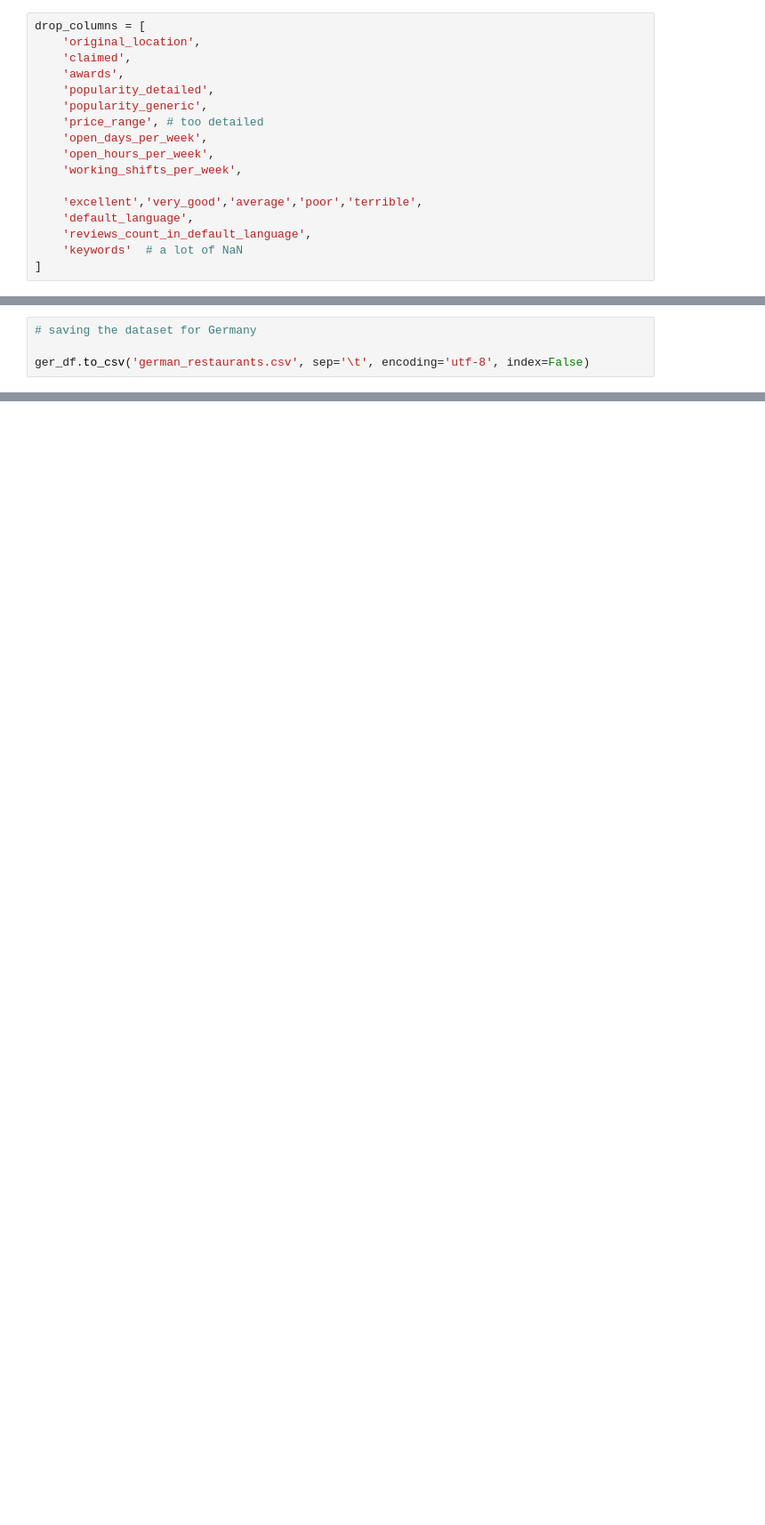
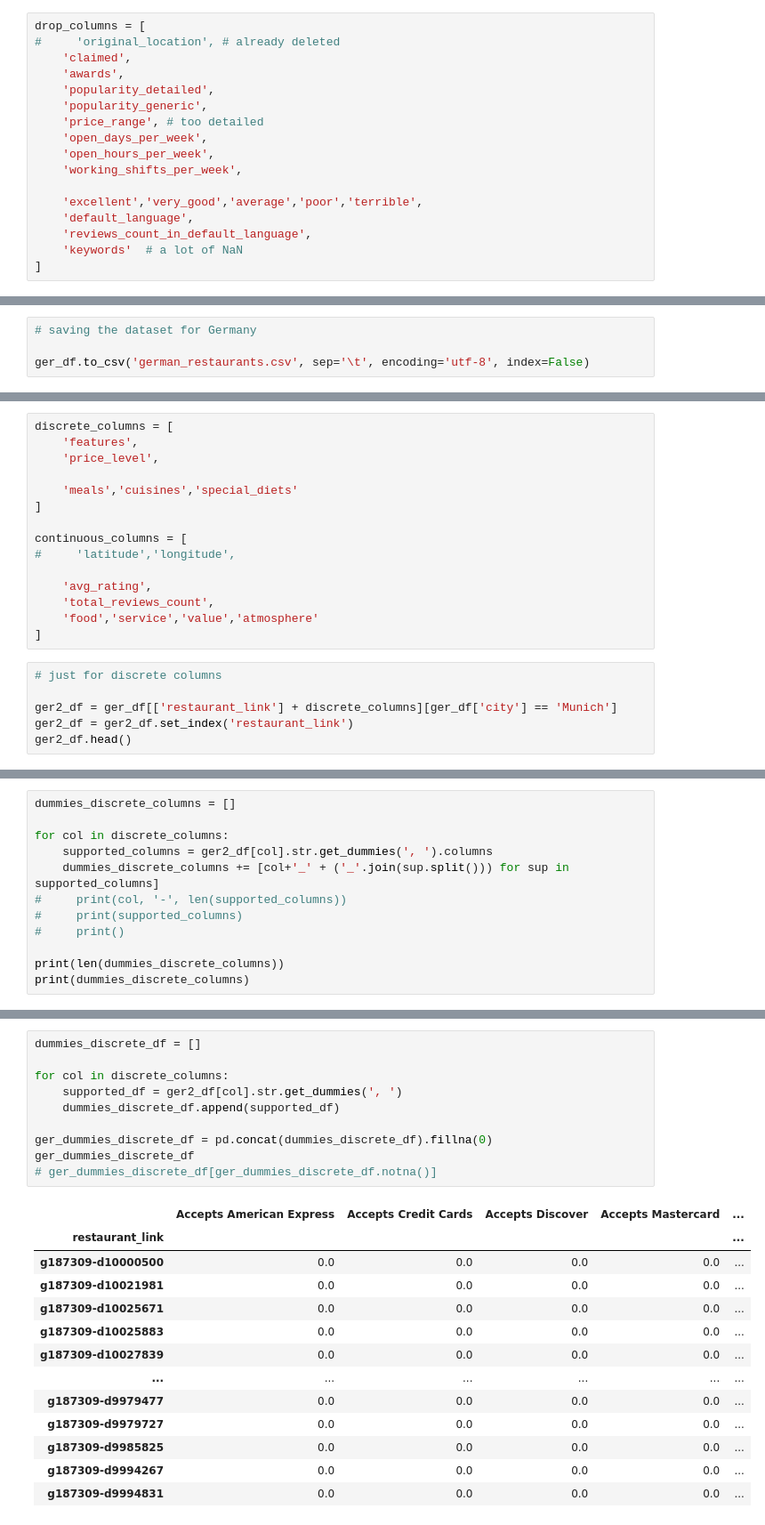
Before and after one commit to am-tropin/restaurant-europe, a Jupyter notebook: restaurant_recommender.ipynb, the cells around one changed output, grey strips where cells are left out. Shown: that part at 89% size. Drawn from its saved outputs; the diff is of its cells as text; blank space fills up the shorter version.

Commit message:
get_dummies for discrete columns

```diff
--- a/restaurant_recommender.ipynb
+++ b/restaurant_recommender.ipynb
@@ -388,7 +390,7 @@ print(ger_df.shape)
 (115333, 44)
 # %%
 drop_columns = [
-    'original_location',
+#     'original_location', # already deleted
     'claimed',
     'awards',
     'popularity_detailed',
@@ -501,0 +482,21 @@ Name: vegetarian_friendly, dtype: object
+# %%
+discrete_columns = [
+    'features',
+    'price_level',
+
+    'meals','cuisines','special_diets'
+]
+
+continuous_columns = [
+#     'latitude','longitude',
+
+    'avg_rating',
+    'total_reviews_count',
+    'food','service','value','atmosphere'
+]
+# %%
+# just for discrete columns
+
+ger2_df = ger_df[['restaurant_link'] + discrete_columns][ger_df['city'] == 'Munich']
+ger2_df = ger2_df.set_index('restaurant_link')
+ger2_df.head()
@@ -501,0 +511,12 @@ Name: vegetarian_friendly, dtype: object
+# %%
+dummies_discrete_columns = []
+
+for col in discrete_columns:
+    supported_columns = ger2_df[col].str.get_dummies(', ').columns
+    dummies_discrete_columns += [col+'_' + ('_'.join(sup.split())) for sup in supported_columns]
+#     print(col, '-', len(supported_columns))
+#     print(supported_columns)
+#     print()
+
+print(len(dummies_discrete_columns))
+print(dummies_discrete_columns)
@@ -501,0 +526,24 @@ Name: vegetarian_friendly, dtype: object
+# %%
+dummies_discrete_df = []
+
+for col in discrete_columns:
+    supported_df = ger2_df[col].str.get_dummies(', ')
+    dummies_discrete_df.append(supported_df)
+
+ger_dummies_discrete_df = pd.concat(dummies_discrete_df).fillna(0)
+ger_dummies_discrete_df
+# ger_dummies_discrete_df[ger_dummies_discrete_df.notna()]
+# %% [output]
+|  | Accepts American Express | Accepts Credit Cards | Accepts Discover | Accepts Mastercard | ... |
+| restaurant_link |  |  |  |  | ... |
+| g187309-d10000500 | 0.0 | 0.0 | 0.0 | 0.0 | ... |
+| g187309-d10021981 | 0.0 | 0.0 | 0.0 | 0.0 | ... |
+| g187309-d10025671 | 0.0 | 0.0 | 0.0 | 0.0 | ... |
+| g187309-d10025883 | 0.0 | 0.0 | 0.0 | 0.0 | ... |
+| g187309-d10027839 | 0.0 | 0.0 | 0.0 | 0.0 | ... |
+| ... | ... | ... | ... | ... | ... |
+| g187309-d9979477 | 0.0 | 0.0 | 0.0 | 0.0 | ... |
+| g187309-d9979727 | 0.0 | 0.0 | 0.0 | 0.0 | ... |
+| g187309-d9985825 | 0.0 | 0.0 | 0.0 | 0.0 | ... |
+| g187309-d9994267 | 0.0 | 0.0 | 0.0 | 0.0 | ... |
+| g187309-d9994831 | 0.0 | 0.0 | 0.0 | 0.0 | ... |
```
Also changed, not shown: parts of 15 cells of this notebook.
